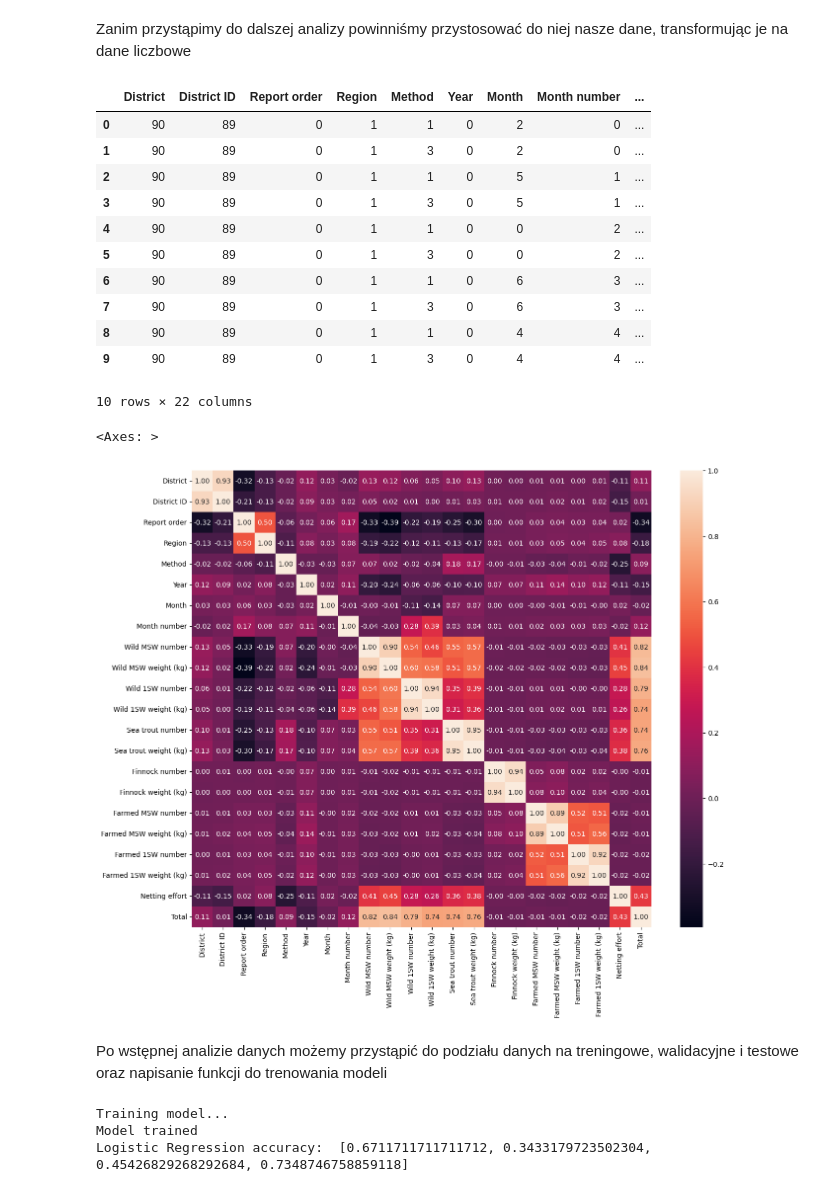
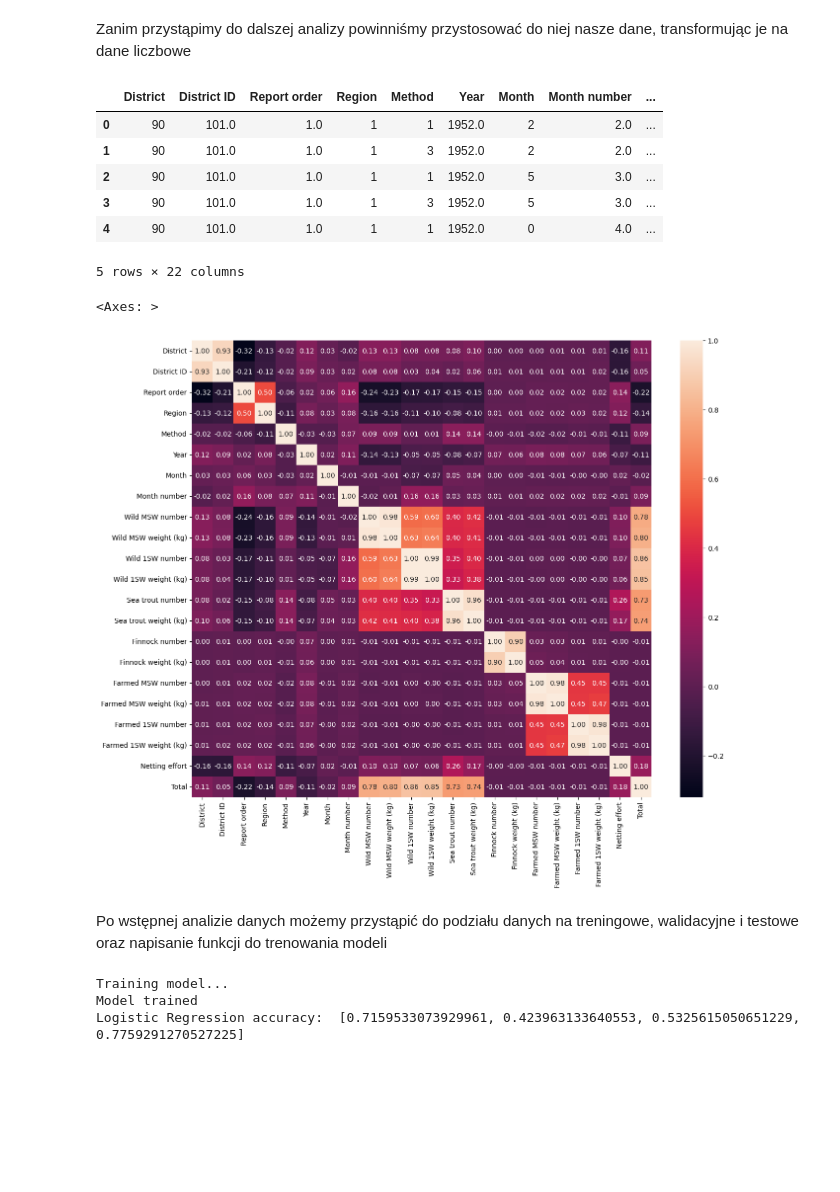
Before and after one commit to Papamus/Salmon-analysis, a Jupyter notebook: salmon-statistics-analysis.ipynb, the cells around one changed output. Cells and saved outputs as stored; diff of their text form; code cells hidden in the pictures; blank space fills up the shorter version.

```diff
--- a/salmon-statistics-analysis.ipynb
+++ b/salmon-statistics-analysis.ipynb
@@ -128,22 +135,24 @@ plot.map(sns.lineplot, 'Year', 'Total')
 Zanim przystąpimy do dalszej analizy powinniśmy przystosować do niej nasze dane, transformując je na dane liczbowe
 # %%
 #transforamcja danych kategorycznych na dane numeryczne
+# dataframe = pd.get_dummies(dataframe, columns=['District','Region', 'Month', 'Method'], drop_first=True)
+# dataframe.head()
 from sklearn.preprocessing import LabelEncoder
-dataframe = dataframe.apply(LabelEncoder().fit_transform)
-dataframe.head(10)
+
+dataframe['District'] = LabelEncoder().fit_transform(dataframe['District'])
+dataframe['Region'] = LabelEncoder().fit_transform(dataframe['Region'])
+dataframe['Month'] = LabelEncoder().fit_transform(dataframe['Month'])
+dataframe['Method'] = LabelEncoder().fit_transform(dataframe['Method'])
+
+dataframe.head()
 # %% [output]
 |  | District | District ID | Report order | Region | Method | Year | Month | Month number | ... |
-| 0 | 90 | 89 | 0 | 1 | 1 | 0 | 2 | 0 | ... |
-| 1 | 90 | 89 | 0 | 1 | 3 | 0 | 2 | 0 | ... |
-| 2 | 90 | 89 | 0 | 1 | 1 | 0 | 5 | 1 | ... |
-| 3 | 90 | 89 | 0 | 1 | 3 | 0 | 5 | 1 | ... |
-| 4 | 90 | 89 | 0 | 1 | 1 | 0 | 0 | 2 | ... |
-| 5 | 90 | 89 | 0 | 1 | 3 | 0 | 0 | 2 | ... |
-| 6 | 90 | 89 | 0 | 1 | 1 | 0 | 6 | 3 | ... |
-| 7 | 90 | 89 | 0 | 1 | 3 | 0 | 6 | 3 | ... |
-| 8 | 90 | 89 | 0 | 1 | 1 | 0 | 4 | 4 | ... |
-| 9 | 90 | 89 | 0 | 1 | 3 | 0 | 4 | 4 | ... |
+| 0 | 90 | 101.0 | 1.0 | 1 | 1 | 1952.0 | 2 | 2.0 | ... |
+| 1 | 90 | 101.0 | 1.0 | 1 | 3 | 1952.0 | 2 | 2.0 | ... |
+| 2 | 90 | 101.0 | 1.0 | 1 | 1 | 1952.0 | 5 | 3.0 | ... |
+| 3 | 90 | 101.0 | 1.0 | 1 | 3 | 1952.0 | 5 | 3.0 | ... |
+| 4 | 90 | 101.0 | 1.0 | 1 | 1 | 1952.0 | 0 | 4.0 | ... |
-10 rows × 22 columns
+5 rows × 22 columns
 # %%
 #zobaczmy teraz jak wygląda korelacja między danymi
 correlation = dataframe.corr()
@@ -151,7 +160,7 @@ plt.figure(figsize=(15,12))
 sns.heatmap(correlation, annot=True, fmt=".2f")
 # %% [output]
 <Axes: >
-[figure, old version]
+[figure, new version]
 # %% [markdown]
 Po wstępnej analizie danych możemy przystąpić do podziału danych na treningowe, walidacyjne i testowe oraz napisanie funkcji do trenowania modeli
 # %%
@@ -190,7 +199,7 @@ print('Logistic Regression accuracy: ', lr_accuracy)
 # %% [output]
 Training model...
 Model trained
-Logistic Regression accuracy:  [0.6711711711711712, 0.3433179723502304, 0.45426829268292684, 0.7348746758859118]
+Logistic Regression accuracy:  [0.7159533073929961, 0.423963133640553, 0.5325615050651229, 0.7759291270527225]
 # %%
 #MODEL 2 - las losowy
 rf_accuracy = train_model(RandomForestClassifier(), X_train, Y_train, X_test, Y_test)
```
Also changed, not shown: parts of 26 cells of this notebook.
